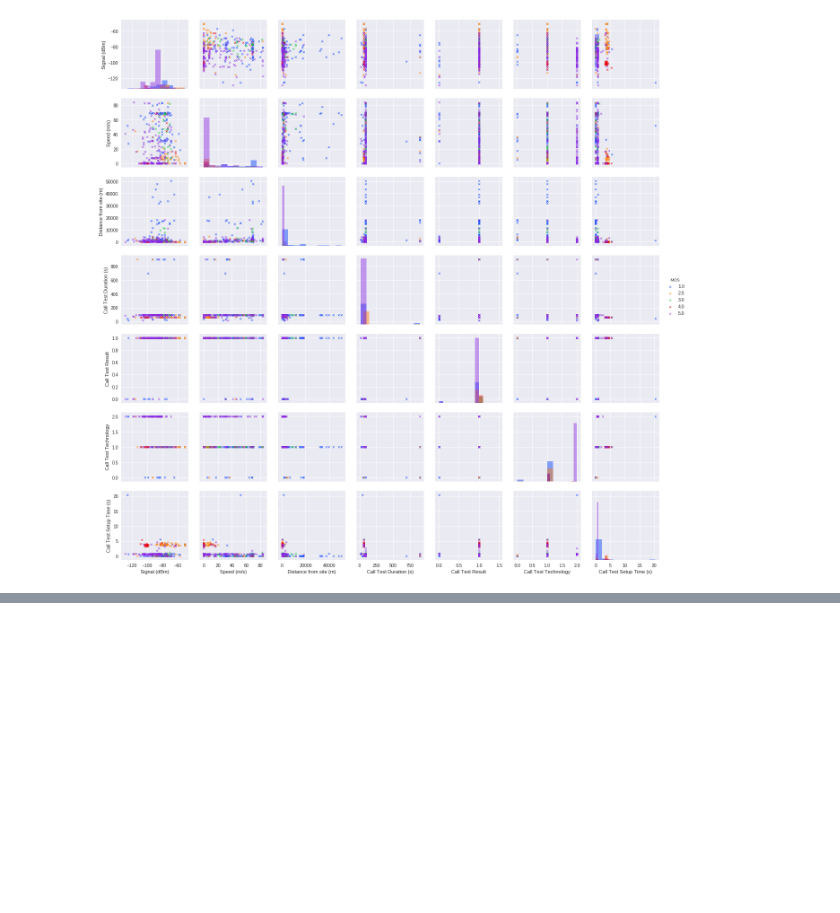
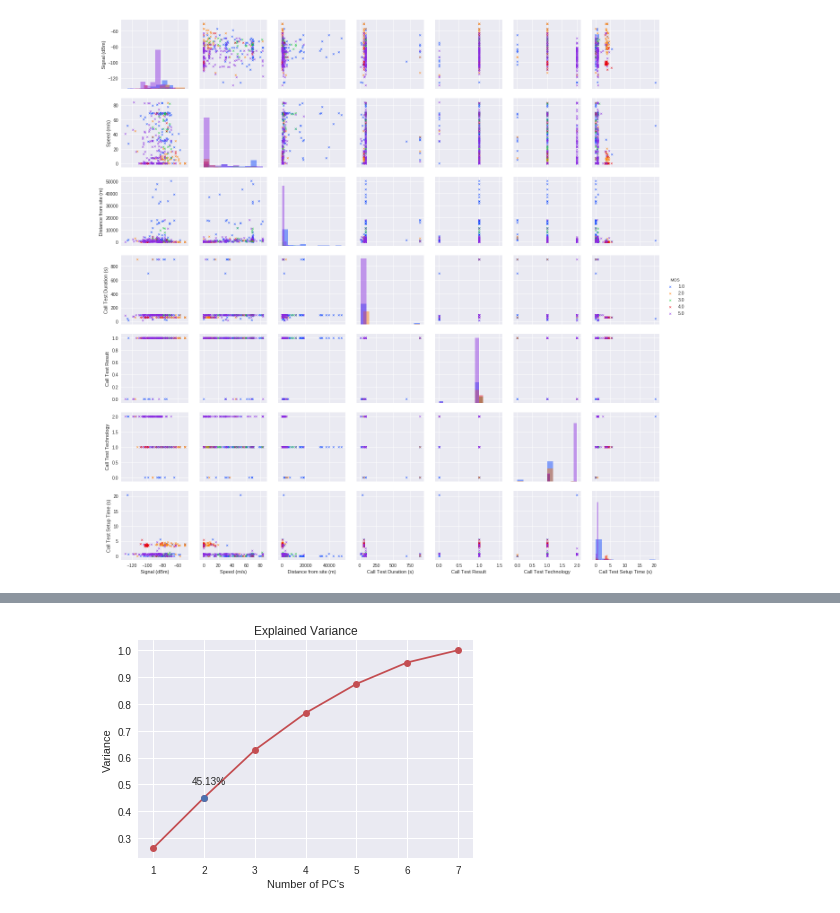
Before and after one commit to ezequiasjunior/ica2019.2, a Jupyter notebook: data_preprocessing.ipynb, the cells around one changed output, grey strips where cells are left out. Saved outputs shown, nothing was run; the diff lists cells and outputs as text; code cells hidden in the pictures; blank space fills up the shorter version.

```diff
--- a/data_preprocessing.ipynb
+++ b/data_preprocessing.ipynb
@@ -410,0 +352,24 @@ plt.show()
+# %%
+# PCA:
+# Computing the covariance matrix of the standardized data:
+mt_cov = scaled_datahw01.cov().values
+# Computing eigenvectors and eigenvalues:
+val, vec = np.linalg.eig(mt_cov)
+# Ordering the eigenvalues and the matix of the eigenvectors:
+idx = val.argsort()[::-1] # Getting descending ordered indexes
+val_ord = val[idx]
+vec_ord = vec[:,idx]
+# Defining projection matrix by selecting the first two PC's:
+W = np.stack([vec_ord[:,0], vec_ord[:,1]], axis=1)
+# Projecting data on the PC's:
+PC = scaled_datahw01.dot(W)
+# Show steps:
+np.set_printoptions(4)
+print(f'''Covariance matrix of the data:
+{mt_cov}\n\nEigenvalues:
+{val}\n\nMatix of the eigenvectors:
+{vec}\n\nOrdered eigenvalues:
+{val_ord}\n\nOrdered eigenvectors:
+{vec_ord}\n\nProjection matrix:
+{W}\n\nTransformed dataset:
+{PC}''')
@@ -411 +394,17 @@ plt.show()
+# %%
+# Scree plot:
+# Computing the explained vatiance ratio:
+significance = np.cumsum(((np.abs(val_ord)/val_ord.sum())))
+# Plot:
+fig, ax = plt.subplots()
+ax.plot(np.arange(7)+1, significance, 'C2-o')
+ax.plot(2,significance[1],'o')
+ax.set_title('Explained Variance')
+ax.set_xlabel('Number of PC\'s')
+ax.set_ylabel('Variance')
+plt.text(1.75,0.5, f'{significance[1]*100:.2f}%')
+plt.show()
+# fig.savefig('hw01-figs/expl_var.pdf')
+# %% [output]
+[figure, added]
 # %%
```
Also changed, not shown: parts of 30 cells of this notebook.
